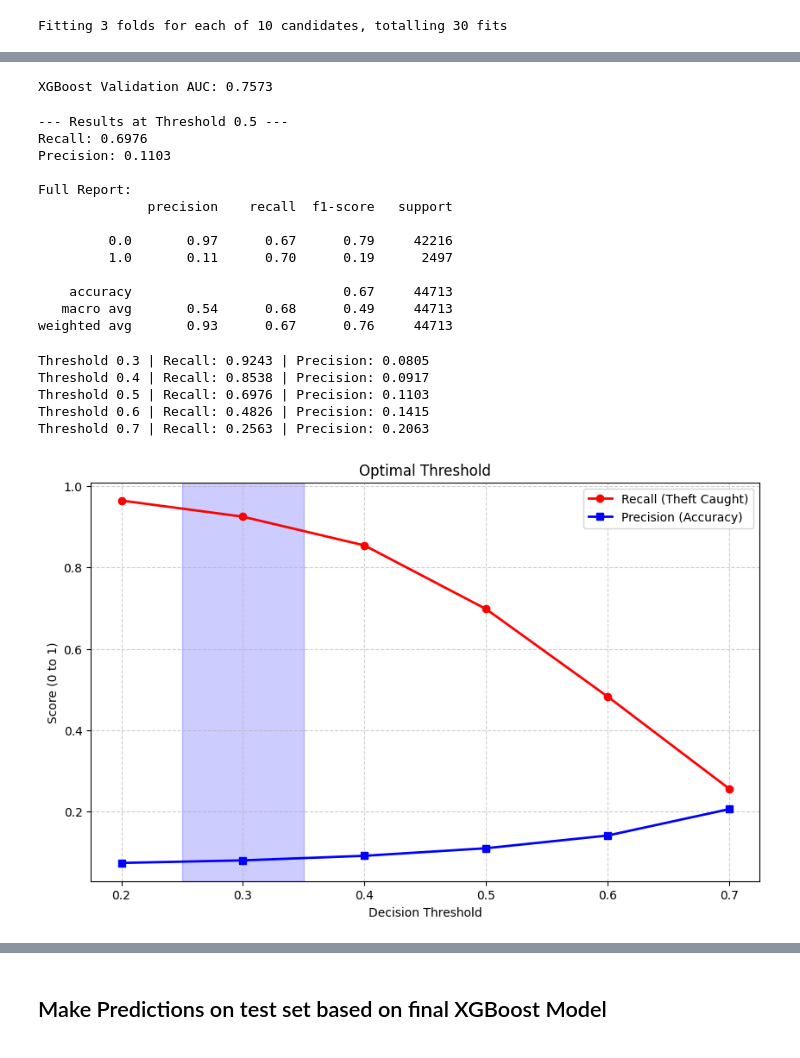
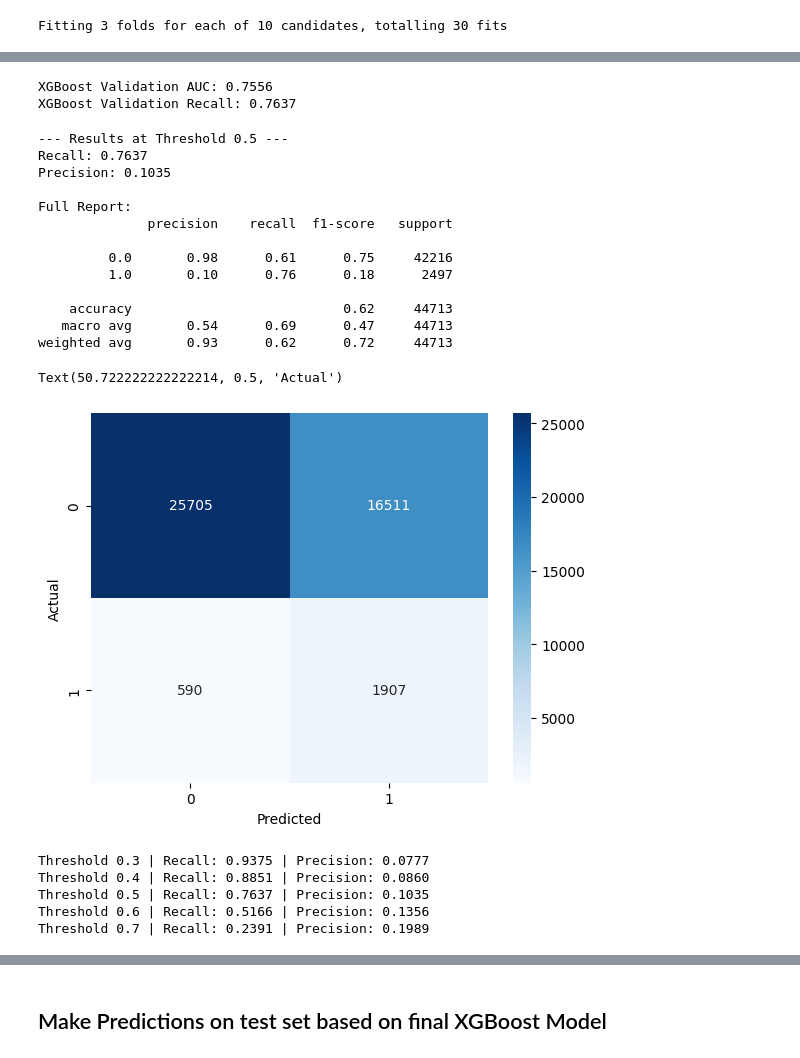
Before and after one commit to zeynepbumin/ds-ml-project, a Jupyter notebook: Fraud_Detection_Model.ipynb, the cells around one changed output, grey strips where cells are left out. Cells and saved outputs as stored; diff of their text form; code cells hidden in the pictures.

```diff
--- a/Fraud_Detection_Model.ipynb
+++ b/Fraud_Detection_Model.ipynb
@@ -666,7 +687,7 @@ xgb_search = RandomizedSearchCV(
     xgb_base,
     param_distributions=param_dist,
     n_iter=10,
-    scoring='roc_auc',
+    scoring='recall',
     cv=3,
     verbose=1,
     random_state=42
@@ -688,13 +709,15 @@ Best Search AUC: 0.7550
 # %%
 val_probs = best_model.predict_proba(X_val_processed)[:, 1]
 
+threshold = 0.5
+val_preds = (val_probs >= threshold).astype(int)
+
 print(f"XGBoost Validation AUC: {roc_auc_score(y_val, val_probs):.4f}")
+print(f"XGBoost Validation Recall: {recall_score(y_val, val_preds):.4f}")
 # %% [output]
-XGBoost Validation AUC: 0.7573
+XGBoost Validation AUC: 0.7556
+XGBoost Validation Recall: 0.7637
 # %%
-threshold = 0.5
-val_preds = (val_probs >= threshold).astype(int)
-
 print(f"\n--- Results at Threshold {threshold} ---")
 print(f"Recall: {recall_score(y_val, val_preds):.4f}")
 print(f"Precision: {precision_score(y_val, val_preds):.4f}")
@@ -702,18 +725,27 @@ print("\nFull Report:")
 print(classification_report(y_val, val_preds))
 # %% [output]
 --- Results at Threshold 0.5 ---
-Recall: 0.6976
-Precision: 0.1103
+Recall: 0.7637
+Precision: 0.1035
 
 Full Report:
               precision    recall  f1-score   support
 
-         0.0       0.97      0.67      0.79     42216
-         1.0       0.11      0.70      0.19      2497
+         0.0       0.98      0.61      0.75     42216
+         1.0       0.10      0.76      0.18      2497
 
-    accuracy                           0.67     44713
-   macro avg       0.54      0.68      0.49     44713
-weighted avg       0.93      0.67      0.76     44713
+    accuracy                           0.62     44713
+   macro avg       0.54      0.69      0.47     44713
+weighted avg       0.93      0.62      0.72     44713
+# %%
+cm_05 = confusion_matrix(y_val, val_preds)
+
+sns.heatmap(cm_05, annot=True, fmt='g', cmap='Blues')
+plt.xlabel('Predicted')
+plt.ylabel('Actual')
+# %% [output]
+Text(50.722222222222214, 0.5, 'Actual')
+[figure, added]
 # %%
 for t in [0.3, 0.4, 0.5, 0.6, 0.7]:
     preds = (val_probs >= t).astype(int)
@@ -721,29 +753,8 @@ for t in [0.3, 0.4, 0.5, 0.6, 0.7]:
     p = precision_score(y_val, preds)
     print(f"Threshold {t:.1f} | Recall: {r:.4f} | Precision: {p:.4f}")
 # %% [output]
-Threshold 0.3 | Recall: 0.9243 | Precision: 0.0805
-Threshold 0.4 | Recall: 0.8538 | Precision: 0.0917
-Threshold 0.5 | Recall: 0.6976 | Precision: 0.1103
-Threshold 0.6 | Recall: 0.4826 | Precision: 0.1415
-Threshold 0.7 | Recall: 0.2563 | Precision: 0.2063
+Threshold 0.3 | Recall: 0.9375 | Precision: 0.0777
+Threshold 0.4 | Recall: 0.8851 | Precision: 0.0860
+Threshold 0.5 | Recall: 0.7637 | Precision: 0.1035
+Threshold 0.6 | Recall: 0.5166 | Precision: 0.1356
+Threshold 0.7 | Recall: 0.2391 | Precision: 0.1989
-# %%
-# Using your actual results from earlier
-thresholds = [0.2, 0.3, 0.4, 0.5, 0.6, 0.7]
-recalls = [0.9640, 0.9243, 0.8538, 0.6976, 0.4826, 0.2563]
-precisions = [0.0742, 0.0805, 0.0917, 0.1103, 0.1415, 0.2063]
-
-plt.figure(figsize=(10, 6))
-plt.plot(thresholds, recalls, marker='o', label='Recall (Theft Caught)', color='red', linewidth=2)
-plt.plot(thresholds, precisions, marker='s', label='Precision (Accuracy)', color='blue', linewidth=2)
-
-# Highlighting the "Business Zone"
-plt.axvspan(0.25, 0.35, color='blue', alpha=0.2)
-
-plt.title('Optimal Threshold')
-plt.xlabel('Decision Threshold')
-plt.ylabel('Score (0 to 1)')
-plt.legend()
-plt.grid(True, linestyle='--', alpha=0.6)
-plt.show()
-# %% [output]
-[figure, removed]
```
Also changed, not shown: parts of 23 cells of this notebook, 7 other files.
